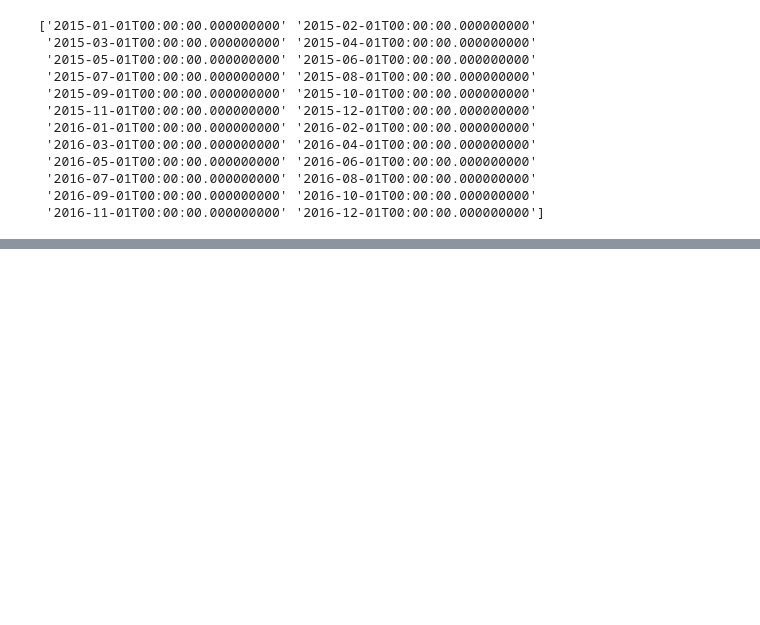
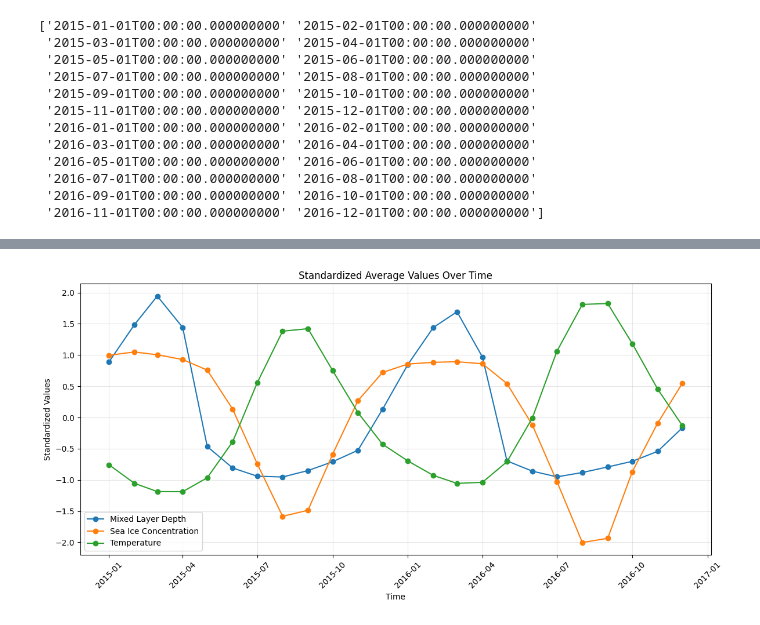
Before and after one commit to hrobjarturh/CMEMS-data-handling, a Jupyter notebook: notebooks/open.ipynb, the cells around one changed output, grey strips where cells are left out. Saved outputs shown, nothing was run; the diff lists cells and outputs as text; code cells hidden in the pictures; blank space fills up the shorter version.

```diff
--- a/notebooks/open.ipynb
+++ b/notebooks/open.ipynb
@@ -95,0 +185,47 @@ plt.show()
+# %%
+variables = ['mlotst', 'siconc', 'sisnthick', 'so', 'thetao', 'vxsi', 'vysi']
+variables = ['mlotst', 'siconc', 'thetao']
+
+unique_times = np.unique(ds.time.values)
+
+# Create single plot
+plt.figure(figsize=(12, 6))
+
+# Dictionary to store labels for legend
+labels = {
+    'mlotst': 'Mixed Layer Depth',
+    'siconc': 'Sea Ice Concentration',
+    'sisnthick': 'Snow Thickness',
+    'so': 'Salinity',
+    'thetao': 'Temperature',
+    'vxsi': 'Sea Ice X Velocity',
+    'vysi': 'Sea Ice Y Velocity'
+}
+
+for var in variables:
+    # Calculate mean values for each time
+    mean_values = []
+    for time in unique_times:
+        data = ds.sel(time=time)[var].values.flatten()
+        mean_values.append(np.nanmean(data))
+
+    # Standard scale the values
+    mean_values = np.array(mean_values)
+    scaled_values = (mean_values - np.nanmean(mean_values)) / np.nanstd(mean_values)
+
+    plt.plot(unique_times, scaled_values, marker='o', label=labels[var])
+
+plt.xlabel('Time')
+plt.ylabel('Standardized Values')
+plt.title('Standardized Average Values Over Time')
+plt.grid(True, alpha=0.3)
+plt.xticks(rotation=45)
+plt.legend()
+plt.tight_layout()
+
+save_path = '../Exercise_Week7/plots/mean_overtime/'
+plt.savefig(f'{save_path}_mlotst_siconc_thetao.png', bbox_inches='tight', dpi=300)
+plt.show()
+plt.close()
+# %% [output]
+[figure, added]
```
Also changed, not shown: parts of 5 cells of this notebook, 37 other files.
